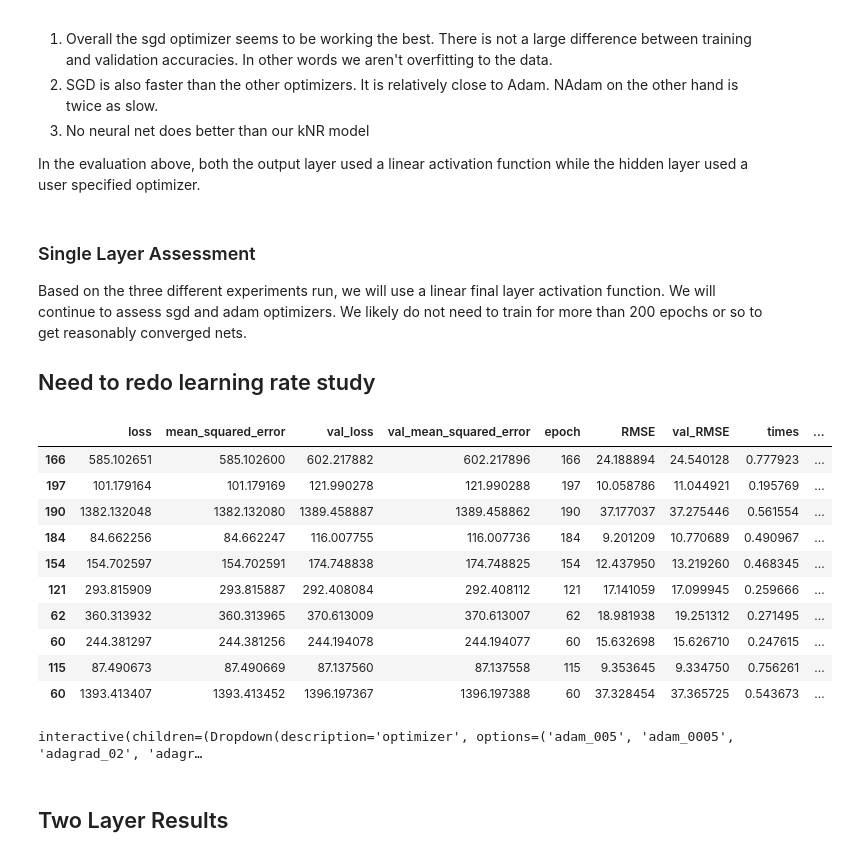
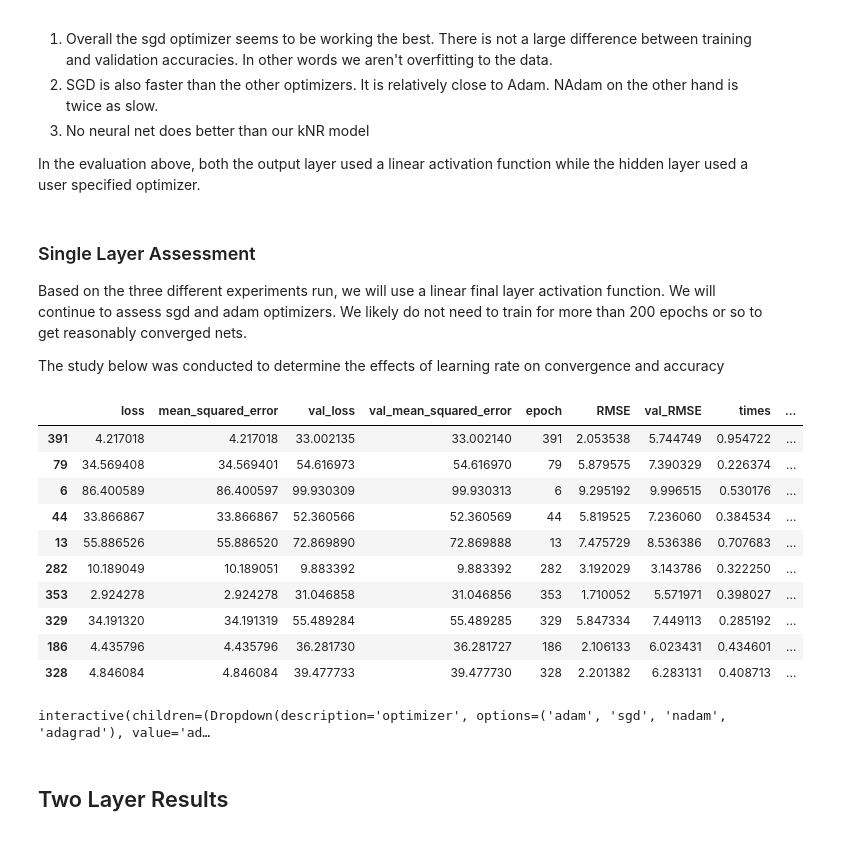
Before and after one commit to tomgoter/w207_finalproject, a Jupyter notebook: neural_net_analysis.ipynb, the cells around one changed output. Saved outputs shown, nothing was run; the diff lists cells and outputs as text; code cells hidden in the pictures.

```diff
--- a/neural_net_analysis.ipynb
+++ b/neural_net_analysis.ipynb
@@ -131,23 +124,25 @@ In the evaluation above, both the output layer used a linear activation function
 # %% [markdown]
 ### Single Layer Assessment
 Based on the three different experiments run, we will use a linear final layer activation function. We will continue to assess sgd and adam optimizers. We likely do not need to train for more than 200 epochs or so to get reasonably converged nets.
-## Need to redo learning rate study
+
+The study below was conducted to determine the effects of learning rate on convergence and accuracy
 # %%
 # Load the pkled dataframe for the baseline single layer neural net
-relu_sl_lr_df = pd.read_pickle("OutputData/single_layer_relu_lr_df.pkl")
+relu_sl_lr_df = pd.read_pickle("OutputData/single_layer_lr_df.pkl")
+relu_sl_lr_df['cum_times'] = relu_sl_lr_df.groupby(['hunits', 'activation', 'optimizer', 'lrate']).times.cumsum()
 relu_sl_lr_df.sample(10)
 # %% [output]
 |  | loss | mean_squared_error | val_loss | val_mean_squared_error | epoch | RMSE | val_RMSE | times | ... |
-| 166 | 585.102651 | 585.102600 | 602.217882 | 602.217896 | 166 | 24.188894 | 24.540128 | 0.777923 | ... |
-| 197 | 101.179164 | 101.179169 | 121.990278 | 121.990288 | 197 | 10.058786 | 11.044921 | 0.195769 | ... |
-| 190 | 1382.132048 | 1382.132080 | 1389.458887 | 1389.458862 | 190 | 37.177037 | 37.275446 | 0.561554 | ... |
-| 184 | 84.662256 | 84.662247 | 116.007755 | 116.007736 | 184 | 9.201209 | 10.770689 | 0.490967 | ... |
-| 154 | 154.702597 | 154.702591 | 174.748838 | 174.748825 | 154 | 12.437950 | 13.219260 | 0.468345 | ... |
-| 121 | 293.815909 | 293.815887 | 292.408084 | 292.408112 | 121 | 17.141059 | 17.099945 | 0.259666 | ... |
-| 62 | 360.313932 | 360.313965 | 370.613009 | 370.613007 | 62 | 18.981938 | 19.251312 | 0.271495 | ... |
-| 60 | 244.381297 | 244.381256 | 244.194078 | 244.194077 | 60 | 15.632698 | 15.626710 | 0.247615 | ... |
-| 115 | 87.490673 | 87.490669 | 87.137560 | 87.137558 | 115 | 9.353645 | 9.334750 | 0.756261 | ... |
-| 60 | 1393.413407 | 1393.413452 | 1396.197367 | 1396.197388 | 60 | 37.328454 | 37.365725 | 0.543673 | ... |
+| 391 | 4.217018 | 4.217018 | 33.002135 | 33.002140 | 391 | 2.053538 | 5.744749 | 0.954722 | ... |
+| 79 | 34.569408 | 34.569401 | 54.616973 | 54.616970 | 79 | 5.879575 | 7.390329 | 0.226374 | ... |
+| 6 | 86.400589 | 86.400597 | 99.930309 | 99.930313 | 6 | 9.295192 | 9.996515 | 0.530176 | ... |
+| 44 | 33.866867 | 33.866867 | 52.360566 | 52.360569 | 44 | 5.819525 | 7.236060 | 0.384534 | ... |
+| 13 | 55.886526 | 55.886520 | 72.869890 | 72.869888 | 13 | 7.475729 | 8.536386 | 0.707683 | ... |
+| 282 | 10.189049 | 10.189051 | 9.883392 | 9.883392 | 282 | 3.192029 | 3.143786 | 0.322250 | ... |
+| 353 | 2.924278 | 2.924278 | 31.046858 | 31.046856 | 353 | 1.710052 | 5.571971 | 0.398027 | ... |
+| 329 | 34.191320 | 34.191319 | 55.489284 | 55.489285 | 329 | 5.847334 | 7.449113 | 0.285192 | ... |
+| 186 | 4.435796 | 4.435796 | 36.281730 | 36.281727 | 186 | 2.106133 | 6.023431 | 0.434601 | ... |
+| 328 | 4.846084 | 4.846084 | 39.477733 | 39.477730 | 328 | 2.201382 | 6.283131 | 0.408713 | ... |
 # %%
 # Plot the relu learning rate data
 interact_manual(plot_validation_loss, df=fixed(relu_sl_lr_df),
@@ -155,7 +150,7 @@ interact_manual(plot_validation_loss, df=fixed(relu_sl_lr_df),
                     activation = relu_sl_lr_df.activation.unique())
 print()
 # %% [output]
-interactive(children=(Dropdown(description='optimizer', options=('adam_005', 'adam_0005', 'adagrad_02', 'adagr…
+interactive(children=(Dropdown(description='optimizer', options=('adam', 'sgd', 'nadam', 'adagrad'), value='ad…
 # %% [markdown]
 ## Two Layer Results
 # %%
```
Also changed, not shown: parts of 23 cells of this notebook, 37 other files.
